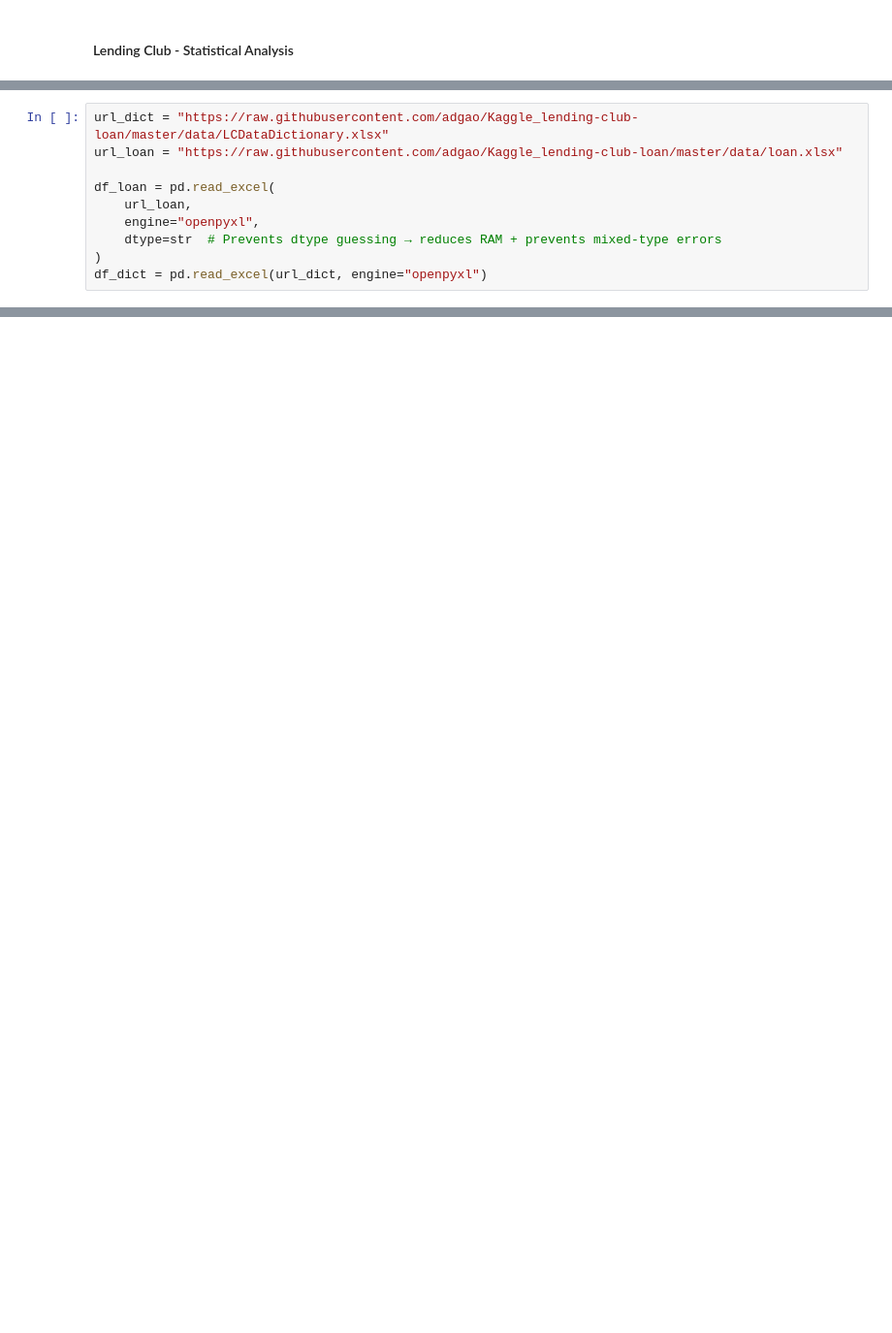
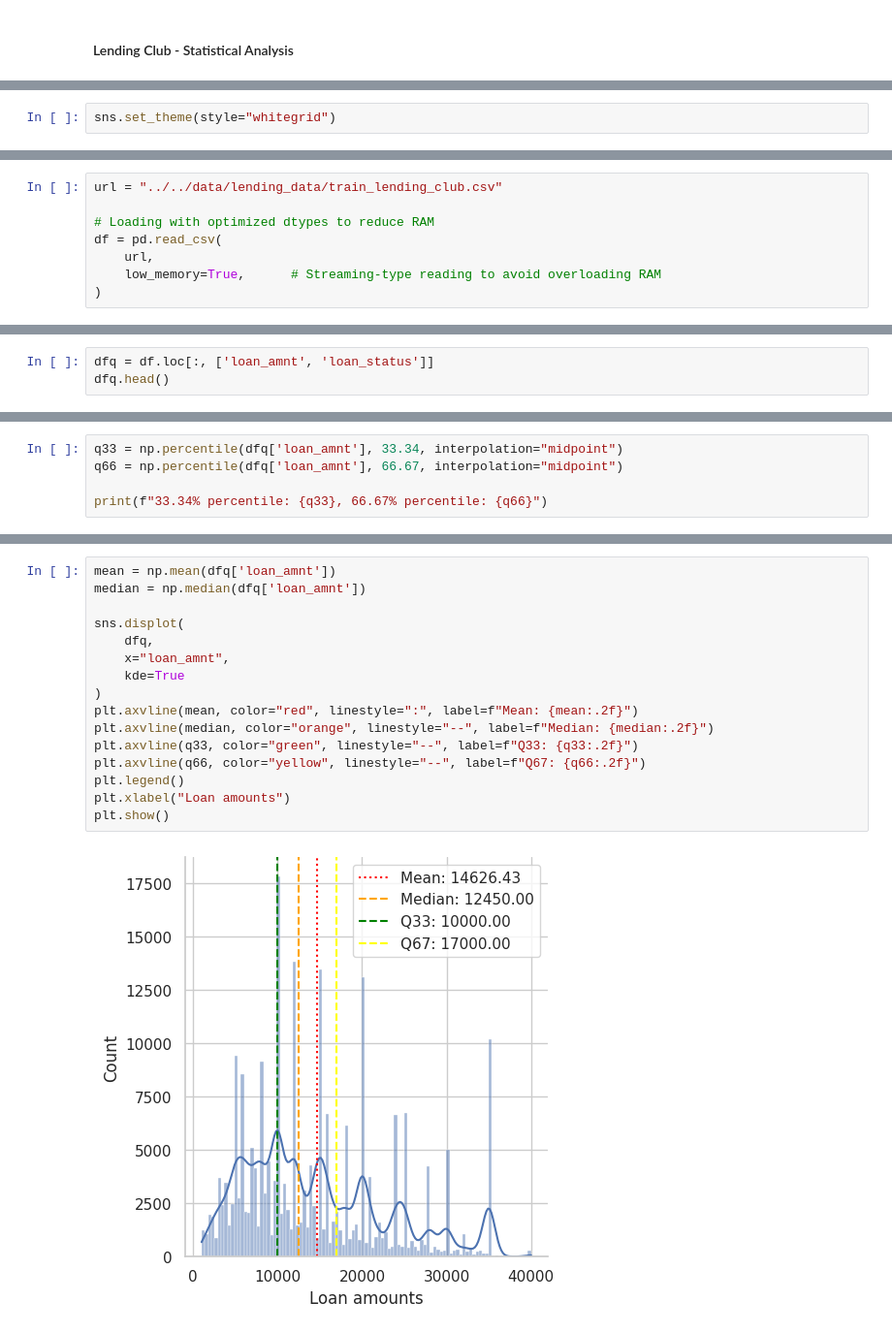
Before and after one commit to subratastack/statistics_python, a Jupyter notebook: exercises/lending_club_statistical/lending_club_statistical_analysis.ipynb, the cells around one changed output, grey strips where cells are left out. Shown at 97% size. Drawn from its saved outputs; the diff is of its cells as text; blank space fills up the shorter version.

```diff
--- a/exercises/lending_club_statistical/lending_club_statistical_analysis.ipynb
+++ b/exercises/lending_club_statistical/lending_club_statistical_analysis.ipynb
@@ -8,0 +10,2 @@ import seaborn as sns
+# %%
+sns.set_theme(style="whitegrid")
@@ -9,10 +14,8 @@ import seaborn as sns
 # %%
-url_dict = "https://raw.githubusercontent.com/adgao/Kaggle_lending-club-loan/master/data/LCDataDictionary.xlsx"
-url_loan = "https://raw.githubusercontent.com/adgao/Kaggle_lending-club-loan/master/data/loan.xlsx"
+url = "../../data/lending_data/train_lending_club.csv"
 
-df_loan = pd.read_excel(
-    url_loan,
-    engine="openpyxl",
-    dtype=str  # Prevents dtype guessing → reduces RAM + prevents mixed-type errors
+# Loading with optimized dtypes to reduce RAM
+df = pd.read_csv(
+    url,
+    low_memory=True,      # Streaming-type reading to avoid overloading RAM
 )
-df_dict = pd.read_excel(url_dict, engine="openpyxl")
@@ -20,0 +46,3 @@ ImportError: Missing optional dependency 'openpyxl'.  Use pip or conda to instal
+# %%
+dfq = df.loc[:, ['loan_amnt', 'loan_status']]
+dfq.head()
@@ -20,0 +68,5 @@ ImportError: Missing optional dependency 'openpyxl'.  Use pip or conda to instal
+# %%
+q33 = np.percentile(dfq['loan_amnt'], 33.34, interpolation="midpoint")
+q66 = np.percentile(dfq['loan_amnt'], 66.67, interpolation="midpoint")
+
+print(f"33.34% percentile: {q33}, 66.67% percentile: {q66}")
@@ -20,0 +75,18 @@ ImportError: Missing optional dependency 'openpyxl'.  Use pip or conda to instal
+# %%
+mean = np.mean(dfq['loan_amnt'])
+median = np.median(dfq['loan_amnt'])
+
+sns.displot(
+    dfq,
+    x="loan_amnt",
+    kde=True
+)
+plt.axvline(mean, color="red", linestyle=":", label=f"Mean: {mean:.2f}")
+plt.axvline(median, color="orange", linestyle="--", label=f"Median: {median:.2f}")
+plt.axvline(q33, color="green", linestyle="--", label=f"Q33: {q33:.2f}")
+plt.axvline(q66, color="yellow", linestyle="--", label=f"Q67: {q66:.2f}")
+plt.legend()
+plt.xlabel("Loan amounts")
+plt.show()
+# %% [output]
+[figure, added]
```
Also changed, not shown: parts of 21 cells of this notebook, 2 other files.
